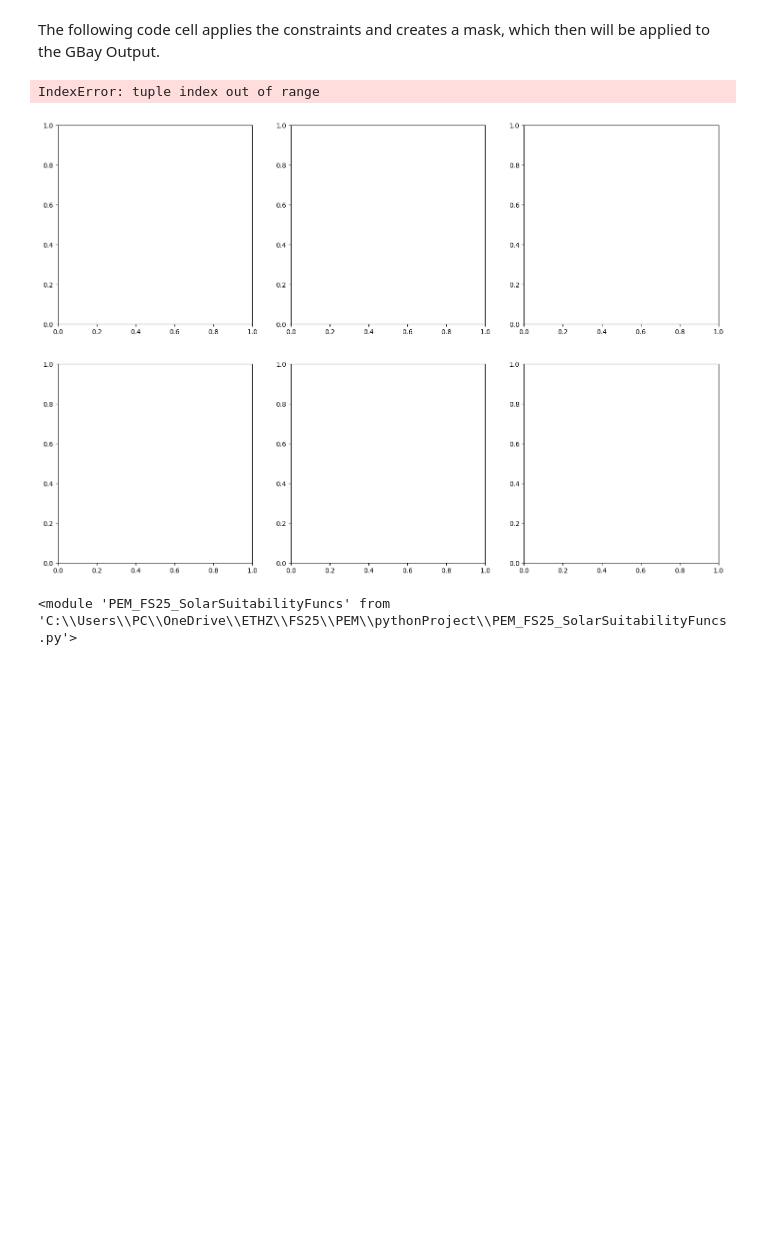
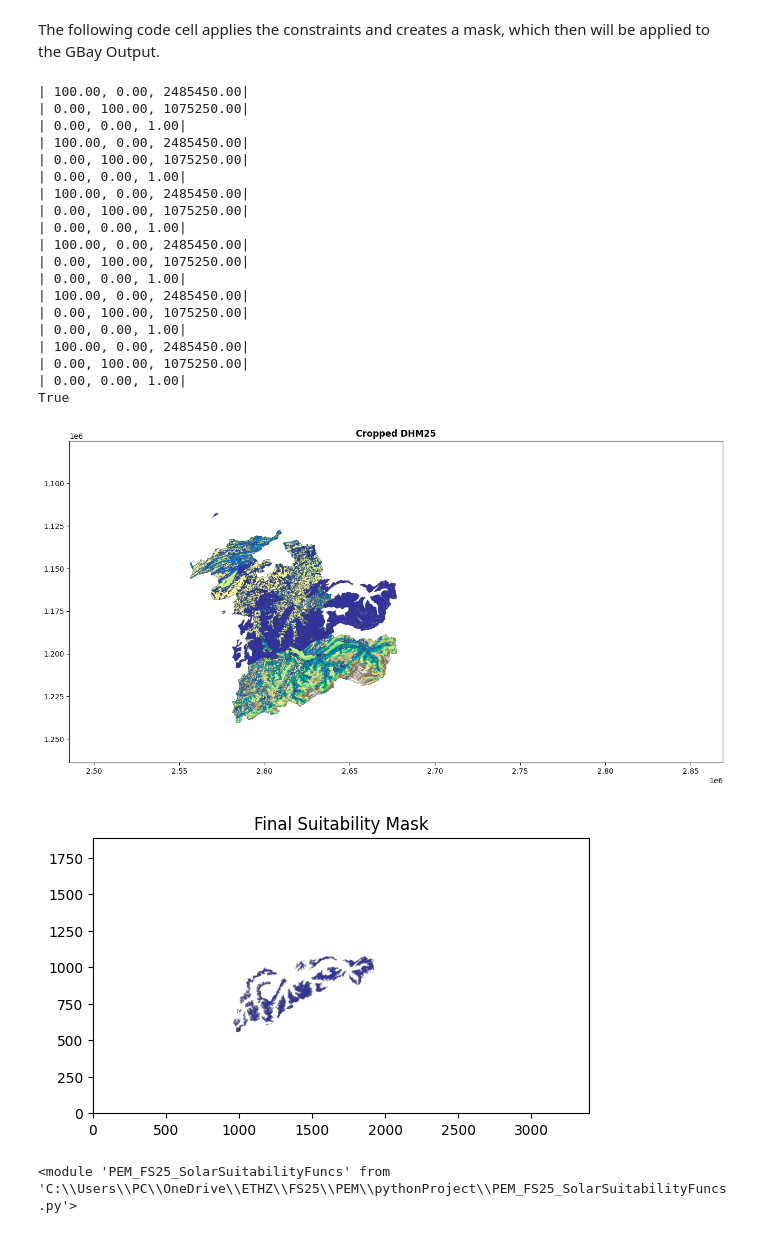
Before and after one commit to SPAMbanana/PEM_SolarSuitability_FS25, a Jupyter notebook: PEM_FS25_SolarSuitability.ipynb, the cells around one changed output. Cells and saved outputs as stored; diff of their text form; code cells hidden in the pictures; blank space fills up the shorter version.

Commit message:
generate_mask debugged

```diff
--- a/PEM_FS25_SolarSuitability.ipynb
+++ b/PEM_FS25_SolarSuitability.ipynb
@@ -41,10 +41,29 @@ gbay_output_path = "data/GBay_Results/GBay_Results.tif"
 # %% [markdown]
 The following code cell applies the constraints and creates a mask, which then will be applied to the GBay Output.
 # %%
-mask = SSF.generate_mask(gbay_output_path, minimum_elevation, minimum_energy_production, maximum_distance_street, maximum_distance_grid, path_swissboundaries, district_name)
+mask, mask_transform = SSF.generate_mask(gbay_output_path, minimum_elevation, minimum_energy_production, maximum_distance_street, maximum_distance_grid, path_swissboundaries, district_name)
 # %% [output]
-IndexError: tuple index out of range
+| 100.00, 0.00, 2485450.00|
+| 0.00, 100.00, 1075250.00|
+| 0.00, 0.00, 1.00|
+| 100.00, 0.00, 2485450.00|
+| 0.00, 100.00, 1075250.00|
+| 0.00, 0.00, 1.00|
+| 100.00, 0.00, 2485450.00|
+| 0.00, 100.00, 1075250.00|
+| 0.00, 0.00, 1.00|
+| 100.00, 0.00, 2485450.00|
+| 0.00, 100.00, 1075250.00|
+| 0.00, 0.00, 1.00|
+| 100.00, 0.00, 2485450.00|
+| 0.00, 100.00, 1075250.00|
+| 0.00, 0.00, 1.00|
+| 100.00, 0.00, 2485450.00|
+| 0.00, 100.00, 1075250.00|
+| 0.00, 0.00, 1.00|
+True
-[figure, old version]
+[figure, new version]
+[figure, added]
 # %%
 import importlib
 import PEM_FS25_SolarSuitabilityFuncs
```
Also changed, not shown: 1 other file.
